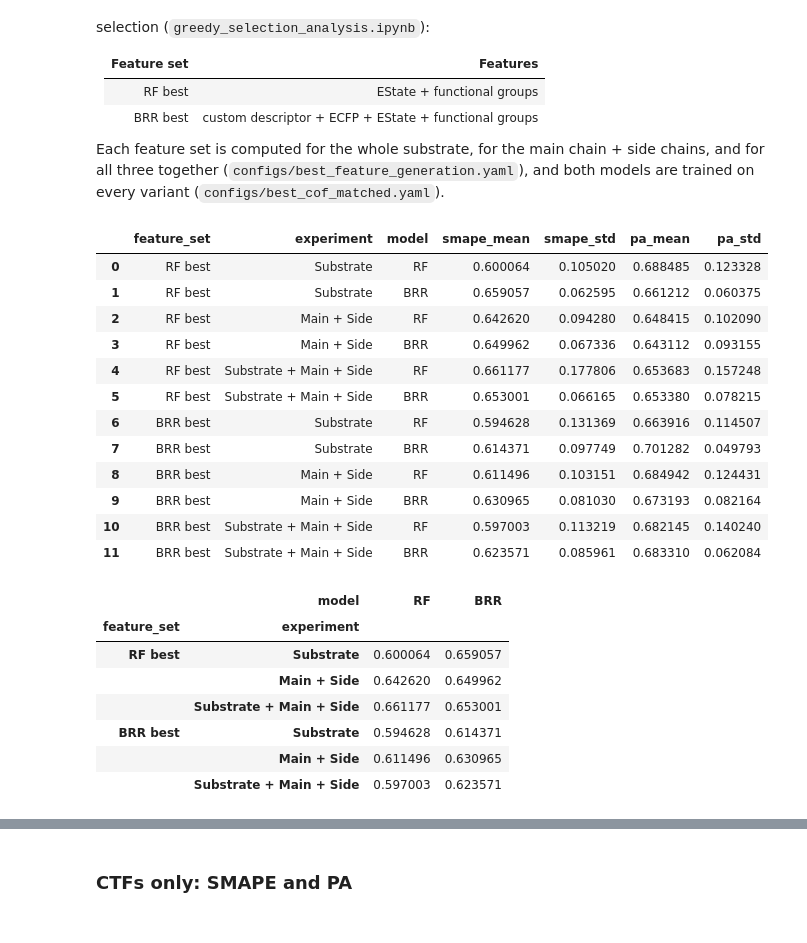
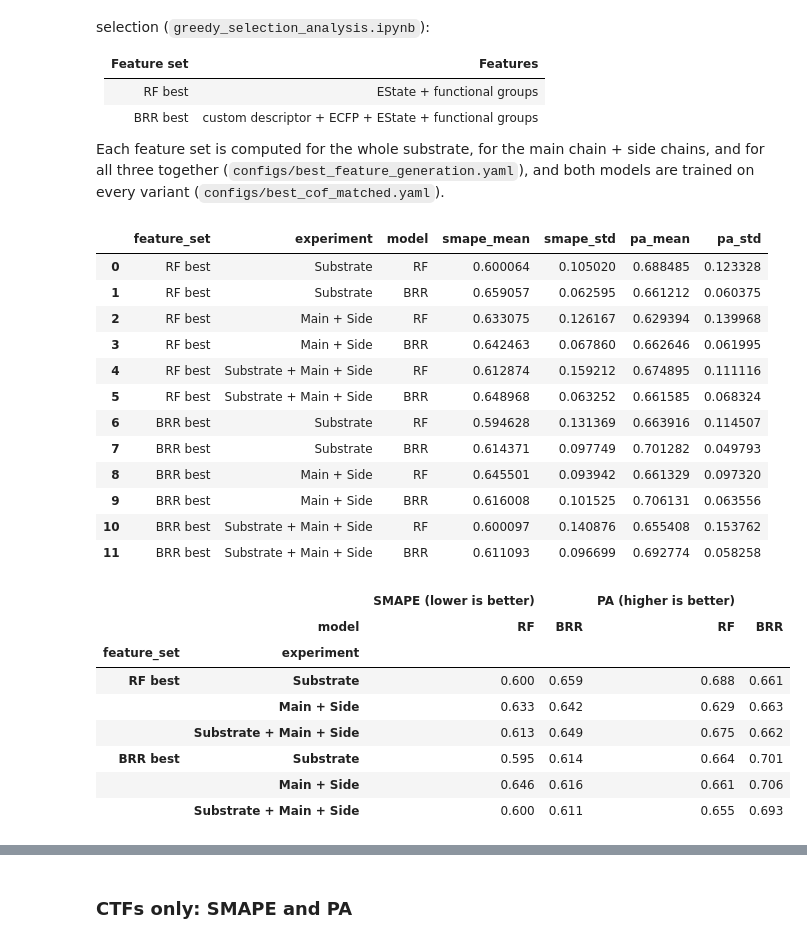
Before and after one commit to JMadejczyk/precursor2cof-capacitance, a Jupyter notebook: notebooks/main_experiment_matrices.ipynb, the cells around one changed output, grey strips where cells are left out. Saved outputs shown, nothing was run; the diff lists cells and outputs as text; code cells hidden in the pictures.

```diff
--- a/notebooks/main_experiment_matrices.ipynb
+++ b/notebooks/main_experiment_matrices.ipynb
@@ -17,13 +17,12 @@ import joblib
 import numpy as np
 import pandas as pd
 
-baseline_dir = "../results/baseline_cof_matched_rth_0.99/"
-split_dir = "../results/split_cof_matched_rth_0.99/"
+results_dir = "../results/newsplit/all/"
 
 EXPERIMENTS = {
-    "Substrate": (baseline_dir, "features_rth_0.99_ecfp_2_1024_True"),
-    "Main + Side": (split_dir, "features_rth_0.99_main_ecfp_2_1024_True_side_ecfp_2_1024_True"),
-    "Substrate + Main + Side": (split_dir, "features_rth_0.99_ecfp_2_1024_True_main_ecfp_2_1024_True_side_ecfp_2_1024_True"),
+    "Substrate": (results_dir, "features_rth_0.99_ecfp_substrate"),
+    "Main + Side": (results_dir, "features_rth_0.99_ecfp_main_side"),
+    "Substrate + Main + Side": (results_dir, "features_rth_0.99_ecfp_substrate_main_side"),
 }
 
 MODEL_DISPLAY_NAMES = {
@@ -80,4 +79,7 @@ pa_std_matrix = to_matrix("pa_std")
 
 smape_matrix = (smape_mean_matrix * 100).round(1).astype(str) + "(" + smape_std_matrix.round(2).astype(str) + ")"
 pa_matrix = (pa_mean_matrix * 100).round(1).astype(str) + "(" + pa_std_matrix.round(2).astype(str) + ")"
+
+def smape_pa_table(smape: pd.DataFrame, pa: pd.DataFrame) -> pd.DataFrame:
+    return pd.concat({"SMAPE (lower is better)": smape, "PA (higher is better)": pa}, axis=1).round(3)
 # %%
@@ -108,7 +103,7 @@ Instead of ECFP alone, the featurizer is the feature set that worked best in the
 
 Each feature set is computed for the whole substrate, for the main chain + side chains, and for all three together (`configs/best_feature_generation.yaml`), and both models are trained on every variant (`configs/best_cof_matched.yaml`).
 # %%
-best_dir = "../results/best_cof_matched_rth_0.99/"
+best_dir = "../results/newsplit/all/"
 
 BEST_FEATURE_SETS = {"RF best": "rf_best", "BRR best": "brr_best"}
 BEST_EXPERIMENTS = {"Substrate": "substrate", "Main + Side": "main_side", "Substrate + Main + Side": "substrate_main_side"}
@@ -134,16 +129,16 @@ df_results_best
 |  | feature_set | experiment | model | smape_mean | smape_std | pa_mean | pa_std |
 | 0 | RF best | Substrate | RF | 0.600064 | 0.105020 | 0.688485 | 0.123328 |
 | 1 | RF best | Substrate | BRR | 0.659057 | 0.062595 | 0.661212 | 0.060375 |
-| 2 | RF best | Main + Side | RF | 0.642620 | 0.094280 | 0.648415 | 0.102090 |
-| 3 | RF best | Main + Side | BRR | 0.649962 | 0.067336 | 0.643112 | 0.093155 |
-| 4 | RF best | Substrate + Main + Side | RF | 0.661177 | 0.177806 | 0.653683 | 0.157248 |
-| 5 | RF best | Substrate + Main + Side | BRR | 0.653001 | 0.066165 | 0.653380 | 0.078215 |
+| 2 | RF best | Main + Side | RF | 0.633075 | 0.126167 | 0.629394 | 0.139968 |
+| 3 | RF best | Main + Side | BRR | 0.642463 | 0.067860 | 0.662646 | 0.061995 |
+| 4 | RF best | Substrate + Main + Side | RF | 0.612874 | 0.159212 | 0.674895 | 0.111116 |
+| 5 | RF best | Substrate + Main + Side | BRR | 0.648968 | 0.063252 | 0.661585 | 0.068324 |
 | 6 | BRR best | Substrate | RF | 0.594628 | 0.131369 | 0.663916 | 0.114507 |
 | 7 | BRR best | Substrate | BRR | 0.614371 | 0.097749 | 0.701282 | 0.049793 |
-| 8 | BRR best | Main + Side | RF | 0.611496 | 0.103151 | 0.684942 | 0.124431 |
-| 9 | BRR best | Main + Side | BRR | 0.630965 | 0.081030 | 0.673193 | 0.082164 |
-| 10 | BRR best | Substrate + Main + Side | RF | 0.597003 | 0.113219 | 0.682145 | 0.140240 |
-| 11 | BRR best | Substrate + Main + Side | BRR | 0.623571 | 0.085961 | 0.683310 | 0.062084 |
+| 8 | BRR best | Main + Side | RF | 0.645501 | 0.093942 | 0.661329 | 0.097320 |
+| 9 | BRR best | Main + Side | BRR | 0.616008 | 0.101525 | 0.706131 | 0.063556 |
+| 10 | BRR best | Substrate + Main + Side | RF | 0.600097 | 0.140876 | 0.655408 | 0.153762 |
+| 11 | BRR best | Substrate + Main + Side | BRR | 0.611093 | 0.096699 | 0.692774 | 0.058258 |
 # %%
 def to_best_matrix(values: str) -> pd.DataFrame:
     matrix = df_results_best.pivot(index=["feature_set", "experiment"], columns="model", values=values)
@@ -154,13 +149,14 @@ def to_best_matrix(values: str) -> pd.DataFrame:
 smape_mean_matrix_best = to_best_matrix("smape_mean")
 pa_mean_matrix_best = to_best_matrix("pa_mean")
 # %%
-smape_mean_matrix_best
+smape_pa_table(smape_mean_matrix_best, pa_mean_matrix_best)
 # %% [output]
-|  | model | RF | BRR |
-| feature_set | experiment |  |  |
-| RF best | Substrate | 0.600064 | 0.659057 |
-|  | Main + Side | 0.642620 | 0.649962 |
-|  | Substrate + Main + Side | 0.661177 | 0.653001 |
-| BRR best | Substrate | 0.594628 | 0.614371 |
-|  | Main + Side | 0.611496 | 0.630965 |
-|  | Substrate + Main + Side | 0.597003 | 0.623571 |
+|  |  | SMAPE (lower is better) |  | PA (higher is better) |  |
+|  | model | RF | BRR | RF | BRR |
+| feature_set | experiment |  |  |  |  |
+| RF best | Substrate | 0.600 | 0.659 | 0.688 | 0.661 |
+|  | Main + Side | 0.633 | 0.642 | 0.629 | 0.663 |
+|  | Substrate + Main + Side | 0.613 | 0.649 | 0.675 | 0.662 |
+| BRR best | Substrate | 0.595 | 0.614 | 0.664 | 0.701 |
+|  | Main + Side | 0.646 | 0.616 | 0.661 | 0.706 |
+|  | Substrate + Main + Side | 0.600 | 0.611 | 0.655 | 0.693 |
```
Also changed, not shown: parts of 11 cells of this notebook, 1 other file.
